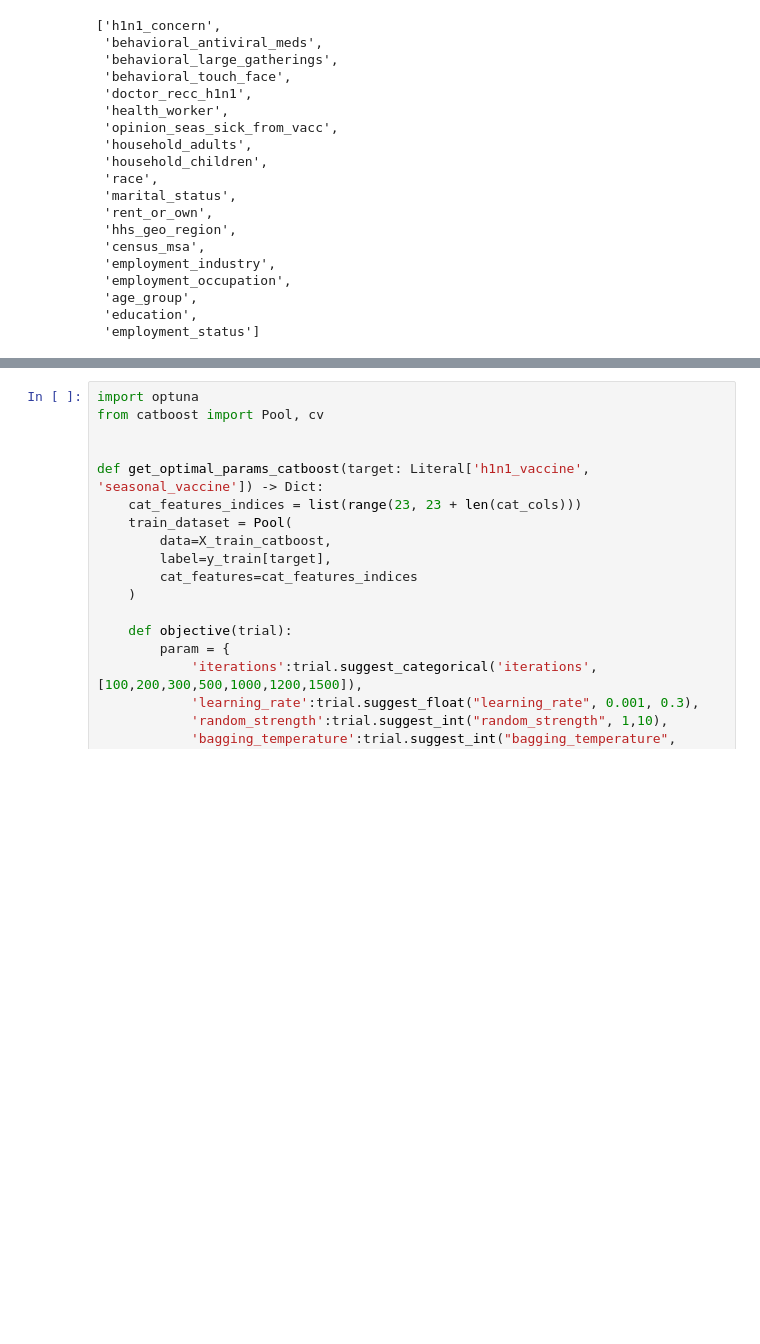
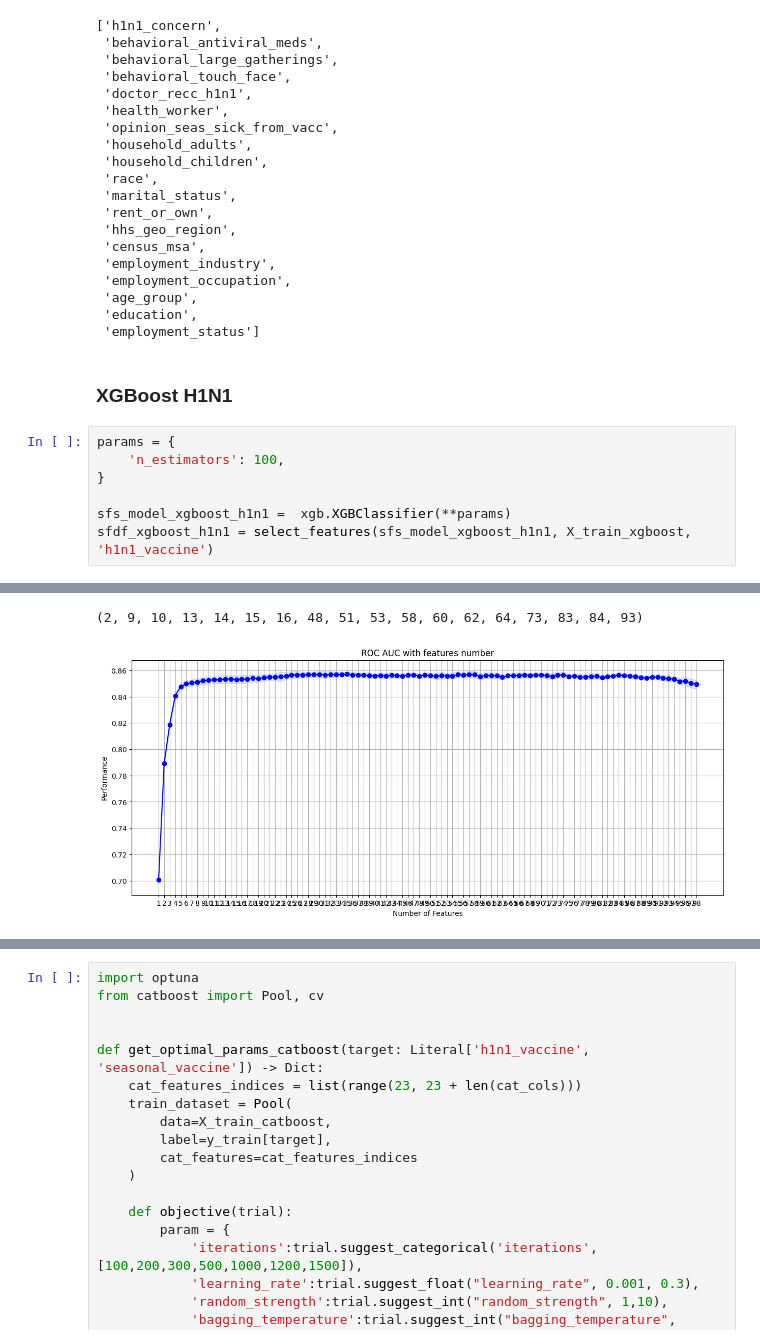
Before and after one commit to Alexander-Ploskin/FluShot, a Jupyter notebook: catboost.ipynb, the cells around one changed output, grey strips where cells are left out. Drawn from its saved outputs; the diff is of its cells as text; blank space fills up the shorter version.

Commit message:
select features

```diff
--- a/catboost.ipynb
+++ b/catboost.ipynb
@@ -420,3 +430,13 @@ selected_columns_catboost_seasonal
  'age_group',
  'education',
  'employment_status']
+# %% [markdown]
+### XGBoost H1N1
+# %%
+params = {
+    'n_estimators': 100,
+}
+
+sfs_model_xgboost_h1n1 =  xgb.XGBClassifier(**params)
+sfdf_xgboost_h1n1 = select_features(sfs_model_xgboost_h1n1, X_train_xgboost, 'h1n1_vaccine')
+# %% [output]
@@ -422,0 +460,2 @@ selected_columns_catboost_seasonal
+(2, 9, 10, 13, 14, 15, 16, 48, 51, 53, 58, 60, 62, 64, 73, 83, 84, 93)
+[figure, added]
```
Also changed, not shown: parts of 13 cells of this notebook.
